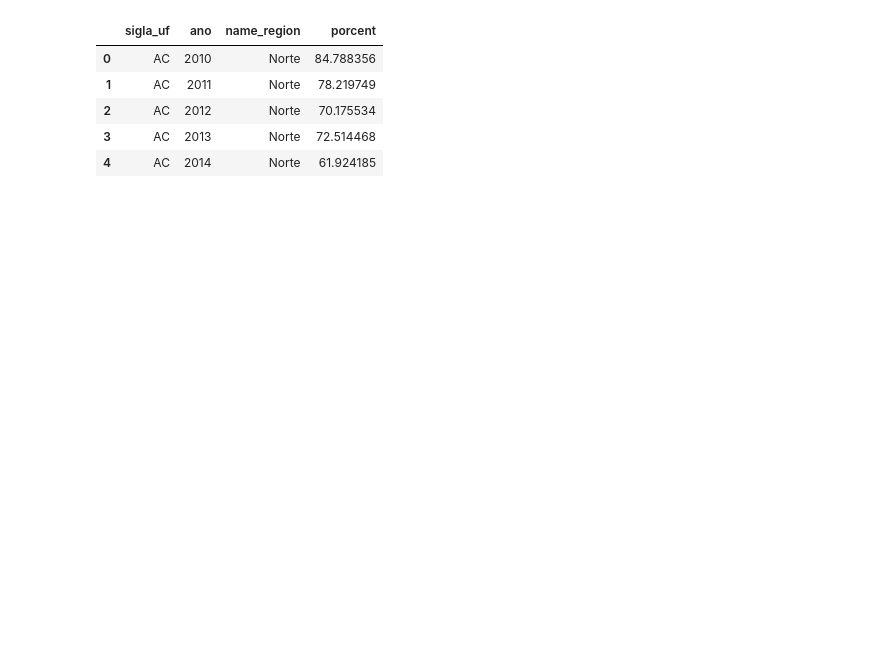
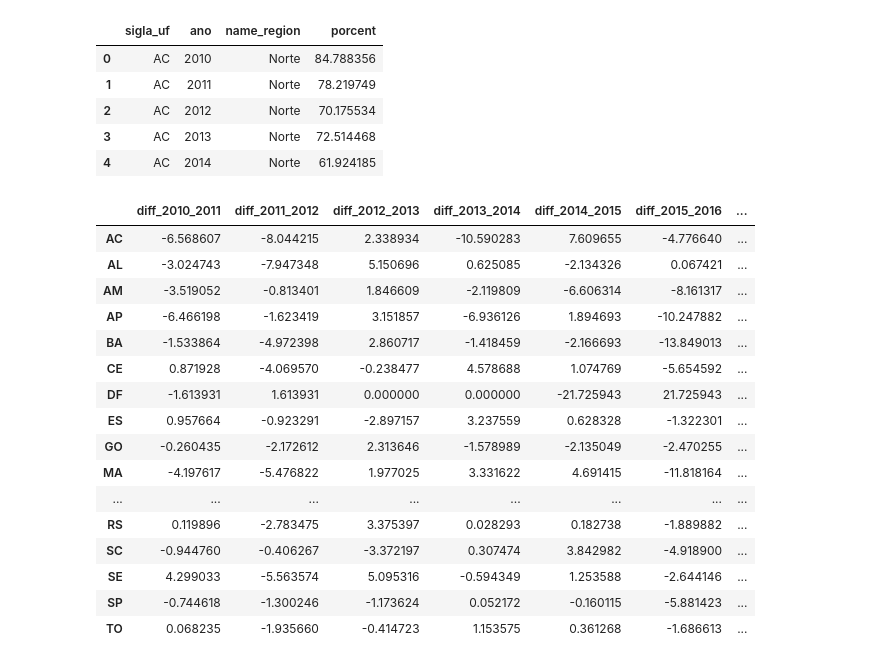
Before and after one commit to CyberBantu/Analise-de-Cobertura-Vacinal, a Jupyter notebook: Analise_Cobertura_Vacinal.ipynb, the cells around one changed output. Cells and saved outputs as stored; diff of their text form; code cells hidden in the pictures; blank space fills up the shorter version.

```diff
--- a/Analise_Cobertura_Vacinal.ipynb
+++ b/Analise_Cobertura_Vacinal.ipynb
@@ -400,3 +400,23 @@ df_diff = pd.DataFrame.from_dict(diff_porcent, orient='index', columns=['diff_20
+# %%
+df_diff
+# %% [output]
+|  | diff_2010_2011 | diff_2011_2012 | diff_2012_2013 | diff_2013_2014 | diff_2014_2015 | diff_2015_2016 | ... |
+| AC | -6.568607 | -8.044215 | 2.338934 | -10.590283 | 7.609655 | -4.776640 | ... |
+| AL | -3.024743 | -7.947348 | 5.150696 | 0.625085 | -2.134326 | 0.067421 | ... |
+| AM | -3.519052 | -0.813401 | 1.846609 | -2.119809 | -6.606314 | -8.161317 | ... |
+| AP | -6.466198 | -1.623419 | 3.151857 | -6.936126 | 1.894693 | -10.247882 | ... |
+| BA | -1.533864 | -4.972398 | 2.860717 | -1.418459 | -2.166693 | -13.849013 | ... |
+| CE | 0.871928 | -4.069570 | -0.238477 | 4.578688 | 1.074769 | -5.654592 | ... |
+| DF | -1.613931 | 1.613931 | 0.000000 | 0.000000 | -21.725943 | 21.725943 | ... |
+| ES | 0.957664 | -0.923291 | -2.897157 | 3.237559 | 0.628328 | -1.322301 | ... |
+| GO | -0.260435 | -2.172612 | 2.313646 | -1.578989 | -2.135049 | -2.470255 | ... |
+| MA | -4.197617 | -5.476822 | 1.977025 | 3.331622 | 4.691415 | -11.818164 | ... |
+| ... | ... | ... | ... | ... | ... | ... | ... |
+| RS | 0.119896 | -2.783475 | 3.375397 | 0.028293 | 0.182738 | -1.889882 | ... |
+| SC | -0.944760 | -0.406267 | -3.372197 | 0.307474 | 3.842982 | -4.918900 | ... |
+| SE | 4.299033 | -5.563574 | 5.095316 | -0.594349 | 1.253588 | -2.644146 | ... |
+| SP | -0.744618 | -1.300246 | -1.173624 | 0.052172 | -0.160115 | -5.881423 | ... |
+| TO | 0.068235 | -1.935660 | -0.414723 | 1.153575 | 0.361268 | -1.686613 | ... |
 # %%
 df_diff_reset = df_diff.reset_index().rename(columns = {'index' : 'Estado'})
 # %%
```
Also changed, not shown: parts of 7 cells of this notebook.
